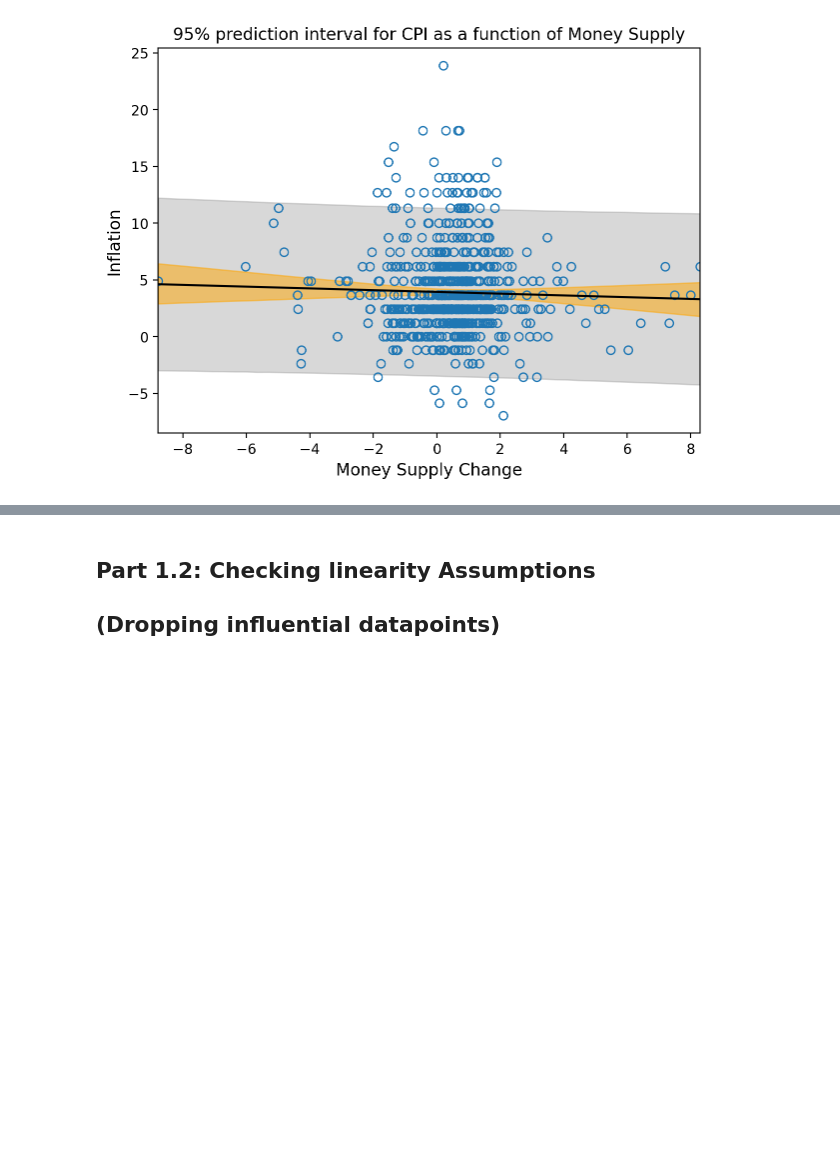
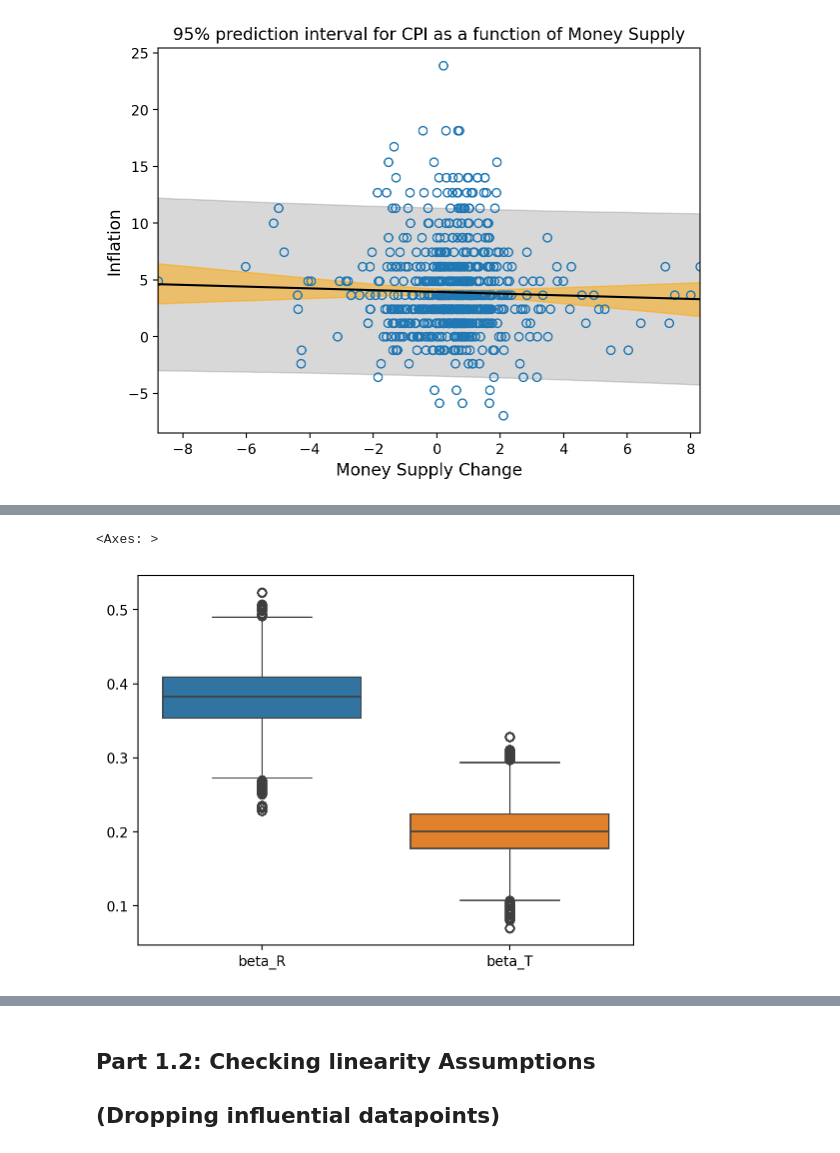
Before and after one commit to AndreiAf02/Math509Project_Public, a Jupyter notebook: 509ProjectV2.ipynb, the cells around one changed output, grey strips where cells are left out. Drawn from its saved outputs; the diff is of its cells as text; code cells hidden in the pictures; blank space fills up the shorter version.

```diff
--- a/509ProjectV2.ipynb
+++ b/509ProjectV2.ipynb
@@ -598,0 +617,8 @@ ylabel('Inflation', fontsize=12);
+# %%
+data_all['Inf_Prev']=zeros(755)
+
+n=12
+
+for i in range(n,756):
+  data_all['Inf_Prev'][i]=data_all['CPI.U'][i-n]
+data_all
@@ -598,0 +643,14 @@ ylabel('Inflation', fontsize=12);
+# %%
+with pm.Model() as model_project_time1:
+    sigma = pm.Exponential('sigma', 0.5)
+    beta_R = pm.Normal('beta_R', mu=0, sigma=1)
+    beta_W = pm.Normal('beta_W', mu=0, sigma=1)
+    beta_T = pm.Normal('beta_T', mu=0, sigma=1)
+    alpha = pm.Normal('alpha', mu=4, sigma=2)
+    _mu = (alpha + beta_R*(data_all['DPRIME']-data_all['DPRIME'].mean())
+        + beta_W*(data_all['Oil']-data_all['Oil'].mean()) + beta_T*(data_all['Inf_Prev']-data_all['Inf_Prev'].mean()))
+    mu = pm.Deterministic('mu', _mu)
+    CPI = pm.Normal('CPI', mu=mu, sigma=sigma, observed=data_all['CPI.U'])
+    _model_project_time1_mcmc_samples = pm.sample(1000, tune=1000, chains=4)
+model_project_time1_mcmc_samples = _model_project_time1_mcmc_samples.posterior.to_dataframe()
+model_project_time1_mcmc_samples
@@ -598,0 +676,5 @@ ylabel('Inflation', fontsize=12);
+# %%
+sns.boxplot(data=model_project_time1_mcmc_samples[['beta_R', 'beta_T']])
+# %% [output]
+<Axes: >
+[figure, added]
```
Also changed, not shown: parts of 5 cells of this notebook.
